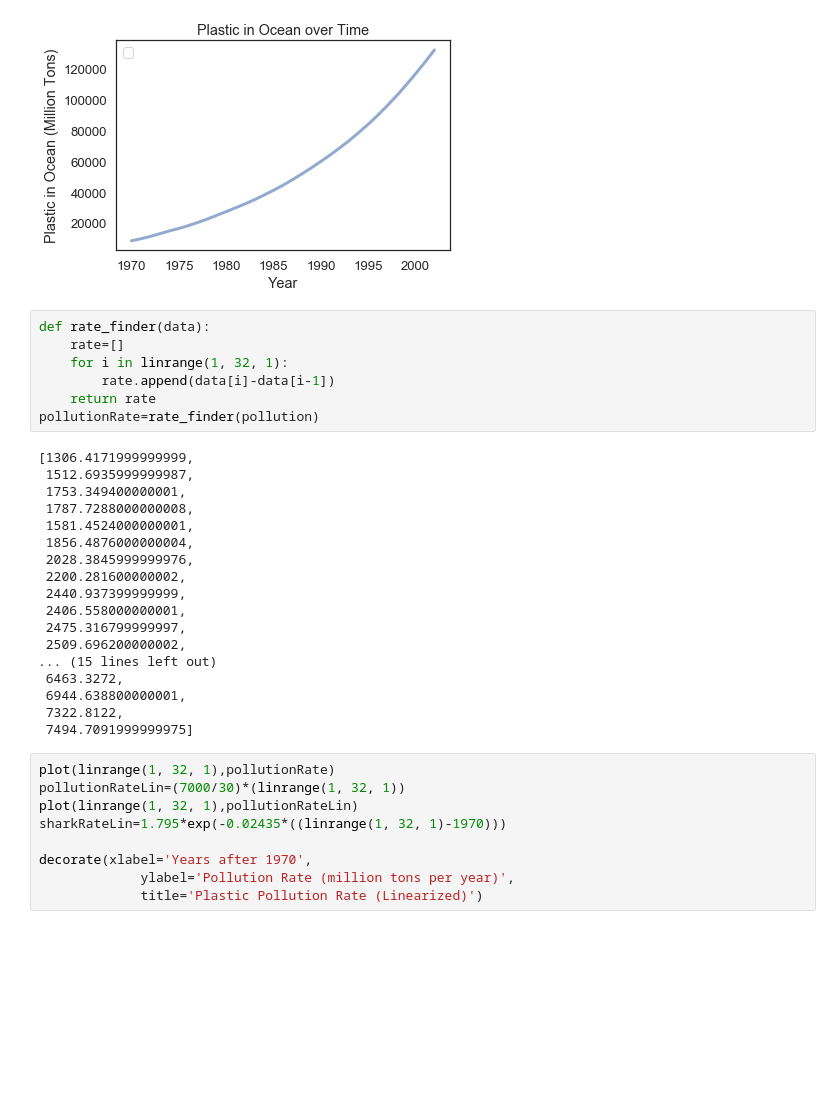
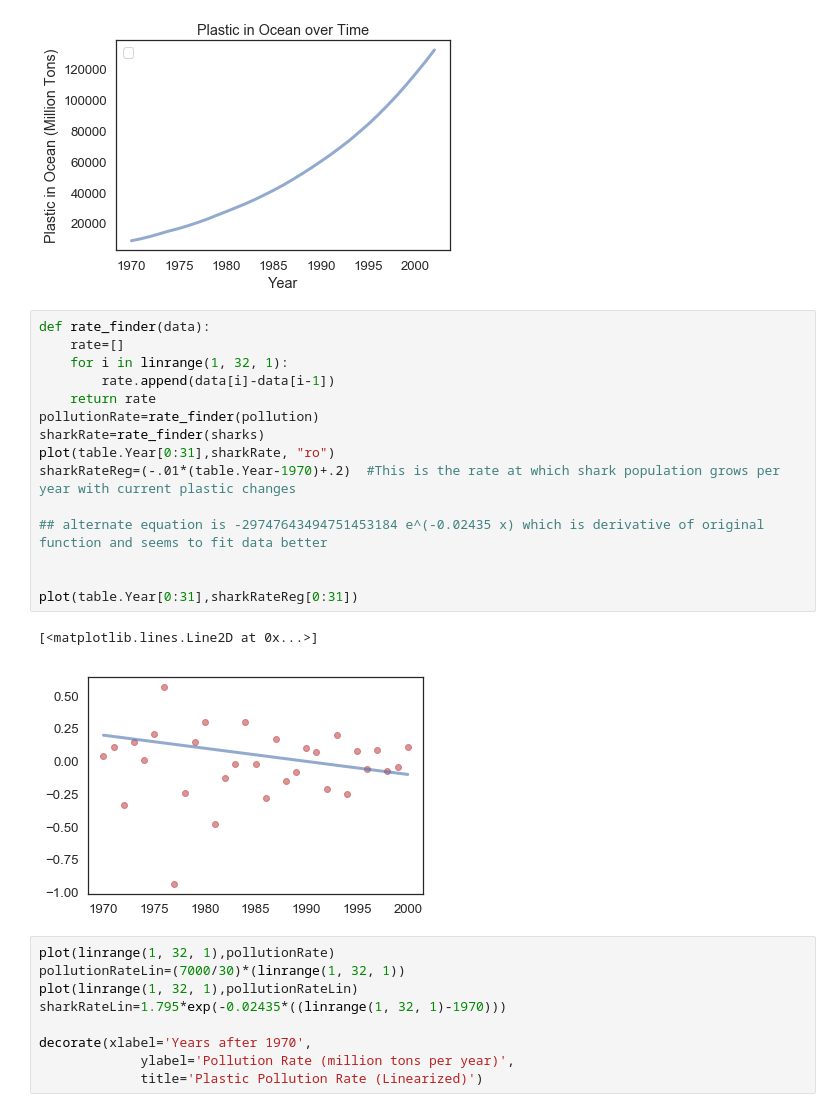
Before and after one commit to colinmsnow/ModSimPy, a Jupyter notebook: code/Project1_SharkData.ipynb, the cells around one changed output. Saved outputs shown, nothing was run; the diff lists cells and outputs as text; blank space fills up the shorter version.

```diff
--- a/code/Project1_SharkData.ipynb
+++ b/code/Project1_SharkData.ipynb
@@ -115,31 +115,24 @@ decorate(xlabel='Year',
              title='Plastic in Ocean over Time')
 # %% [output]
 [figure]
-# %%
-def rate_finder(data):
-    rate=[]
-    for i in linrange(1, 32, 1):
-        rate.append(data[i]-data[i-1])
-    return rate
-pollutionRate=rate_finder(pollution)
-# %% [output]
-[1306.4171999999999,
- 1512.6935999999987,
- 1753.349400000001,
- 1787.7288000000008,
- 1581.4524000000001,
- 1856.4876000000004,
- 2028.3845999999976,
- 2200.281600000002,
- 2440.937399999999,
- 2406.558000000001,
- 2475.316799999997,
- 2509.696200000002,
-... (15 lines left out)
- 6463.3272,
- 6944.638800000001,
- 7322.8122,
- 7494.7091999999975]
+# %%
+def rate_finder(data):
+    rate=[]
+    for i in linrange(1, 32, 1):
+        rate.append(data[i]-data[i-1])
+    return rate
+pollutionRate=rate_finder(pollution)
+sharkRate=rate_finder(sharks)
+plot(table.Year[0:31],sharkRate, "ro")
+sharkRateReg=(-.01*(table.Year-1970)+.2)  #This is the rate at which shark population grows per year with current plastic changes
+
+## alternate equation is -29747643494751453184 e^(-0.02435 x) which is derivative of original function and seems to fit data better
+
+
+plot(table.Year[0:31],sharkRateReg[0:31])
+# %% [output]
+[<matplotlib.lines.Line2D at 0x...>]
+[figure, added]
 # %%
 plot(linrange(1, 32, 1),pollutionRate)
 pollutionRateLin=(7000/30)*(linrange(1, 32, 1))
```
Also changed, not shown: parts of 17 cells of this notebook, 39 other files.
